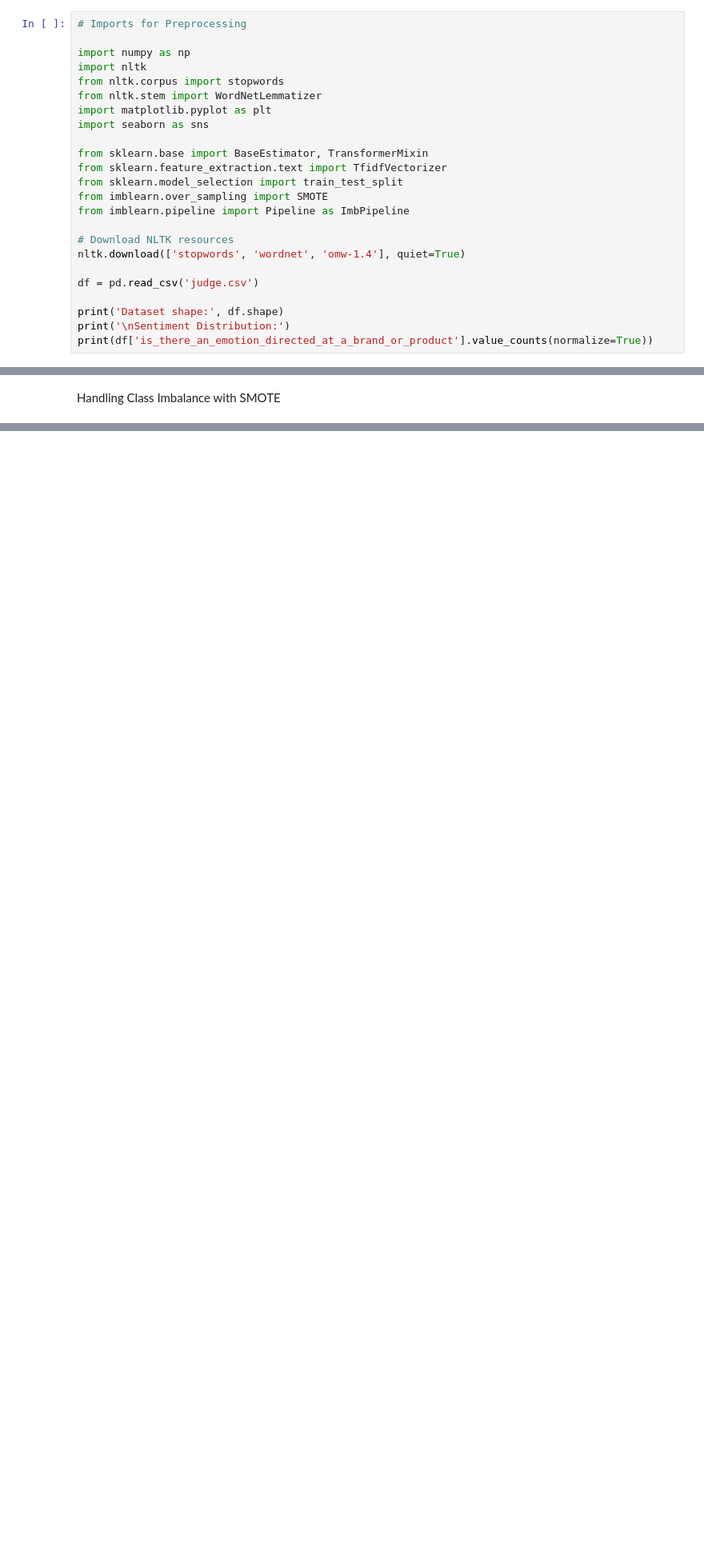
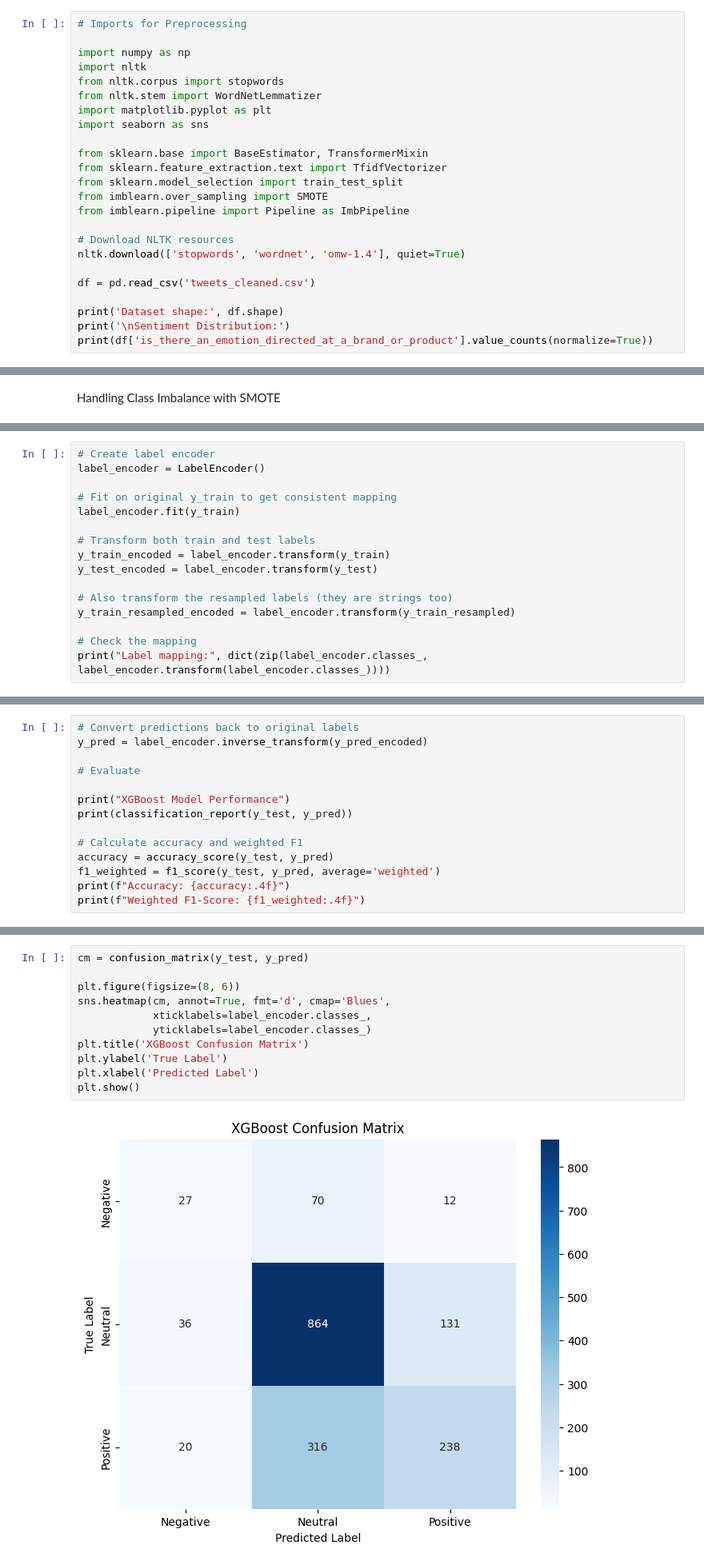
Before and after one commit to Dc-qwerty/PHASE-4-project-Group1-DS-PT13, a Jupyter notebook: project.ipynb, the cells around one changed output, grey strips where cells are left out. Shown at 80% size. Cells and saved outputs as stored; diff of their text form; blank space fills up the shorter version.

```diff
--- a/project.ipynb
+++ b/project.ipynb
@@ -322,7 +329,7 @@ from imblearn.pipeline import Pipeline as ImbPipeline
 # Download NLTK resources
 nltk.download(['stopwords', 'wordnet', 'omw-1.4'], quiet=True)
 
-df = pd.read_csv('judge.csv')
+df = pd.read_csv('tweets_cleaned.csv')
 
 print('Dataset shape:', df.shape)
 print('\nSentiment Distribution:')
@@ -504,0 +539,16 @@ Name: count, dtype: int64
+# %%
+# Create label encoder
+label_encoder = LabelEncoder()
+
+# Fit on original y_train to get consistent mapping
+label_encoder.fit(y_train)
+
+# Transform both train and test labels
+y_train_encoded = label_encoder.transform(y_train)
+y_test_encoded = label_encoder.transform(y_test)
+
+# Also transform the resampled labels (they are strings too)
+y_train_resampled_encoded = label_encoder.transform(y_train_resampled)
+
+# Check the mapping
+print("Label mapping:", dict(zip(label_encoder.classes_, label_encoder.transform(label_encoder.classes_))))
@@ -504,0 +606,14 @@ Name: count, dtype: int64
+# %%
+# Convert predictions back to original labels
+y_pred = label_encoder.inverse_transform(y_pred_encoded)
+
+# Evaluate
+
+print("XGBoost Model Performance")
+print(classification_report(y_test, y_pred))
+
+# Calculate accuracy and weighted F1
+accuracy = accuracy_score(y_test, y_pred)
+f1_weighted = f1_score(y_test, y_pred, average='weighted')
+print(f"Accuracy: {accuracy:.4f}")
+print(f"Weighted F1-Score: {f1_weighted:.4f}")
@@ -504,0 +638,13 @@ Name: count, dtype: int64
+# %%
+cm = confusion_matrix(y_test, y_pred)
+
+plt.figure(figsize=(8, 6))
+sns.heatmap(cm, annot=True, fmt='d', cmap='Blues',
+            xticklabels=label_encoder.classes_,
+            yticklabels=label_encoder.classes_)
+plt.title('XGBoost Confusion Matrix')
+plt.ylabel('True Label')
+plt.xlabel('Predicted Label')
+plt.show()
+# %% [output]
+[figure, added]
```
Also changed, not shown: parts of 38 cells of this notebook, 1 other file.
